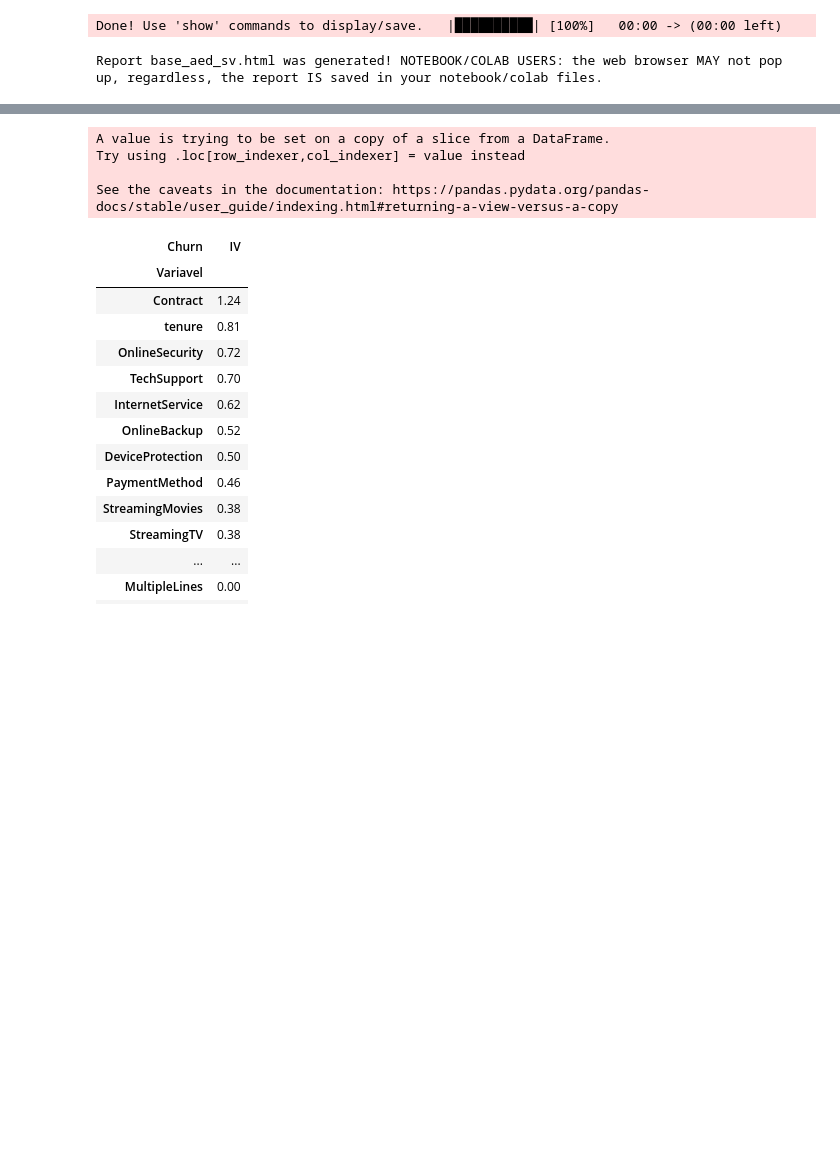
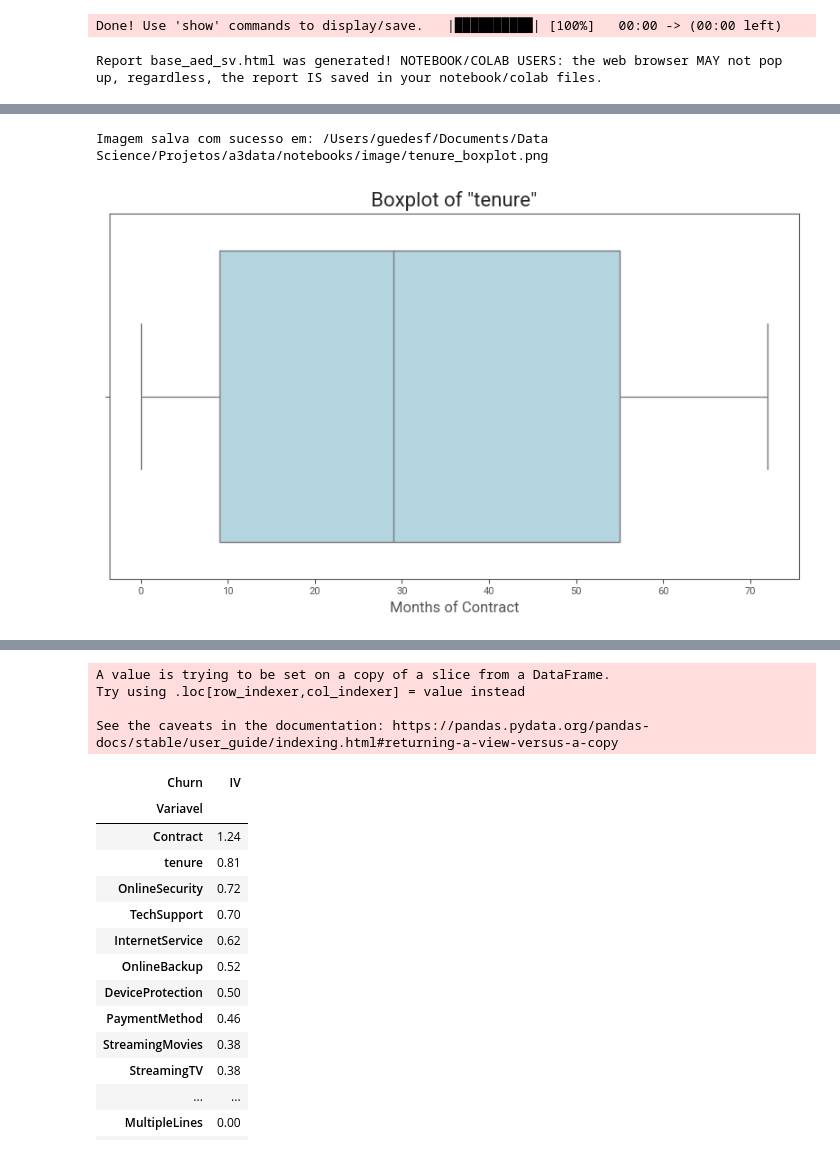
Before and after one commit to fabionguedes/Churn-Prediction, a Jupyter notebook: notebooks/eda.ipynb, the cells around one changed output, grey strips where cells are left out. Drawn from its saved outputs; the diff is of its cells as text; code cells hidden in the pictures; blank space fills up the shorter version.

Commit message:
adicinado novos gráficos e ajuste de funções para salvar imagens

```diff
--- a/notebooks/eda.ipynb
+++ b/notebooks/eda.ipynb
@@ -170,0 +197,21 @@ Report base_aed_sv.html was generated! NOTEBOOK/COLAB USERS: the web browser MAY
+# %%
+# Boxplot: Shows the 5-number summary (quartiles) and identifies outliers.
+plt.figure(figsize=(8, 5))
+sns.boxplot(x=df['tenure'], color='lightblue')
+plt.title('Boxplot of "tenure"', fontsize=16)
+plt.xlabel('Months of Contract', fontsize=12)
+plt.tight_layout()
+
+# path preparation steps:
+output_image_dir = '/Users/guedesf/Documents/Data Science/Projetos/a3data/notebooks/image'
+output_image_filename = 'tenure_boxplot.png'
+
+# function to prepare the full path
+image_pah = preditiva.preparar_caminho_salvamento(output_image_dir, output_image_filename)
+
+# save the image
+plt.savefig(image_pah)
+print(f"Imagem salva com sucesso em: {image_pah}")
+# %% [output]
+Imagem salva com sucesso em: /Users/guedesf/Documents/Data Science/Projetos/a3data/notebooks/image/tenure_boxplot.png
+[figure, added]
```
Also changed, not shown: parts of 17 cells of this notebook.
